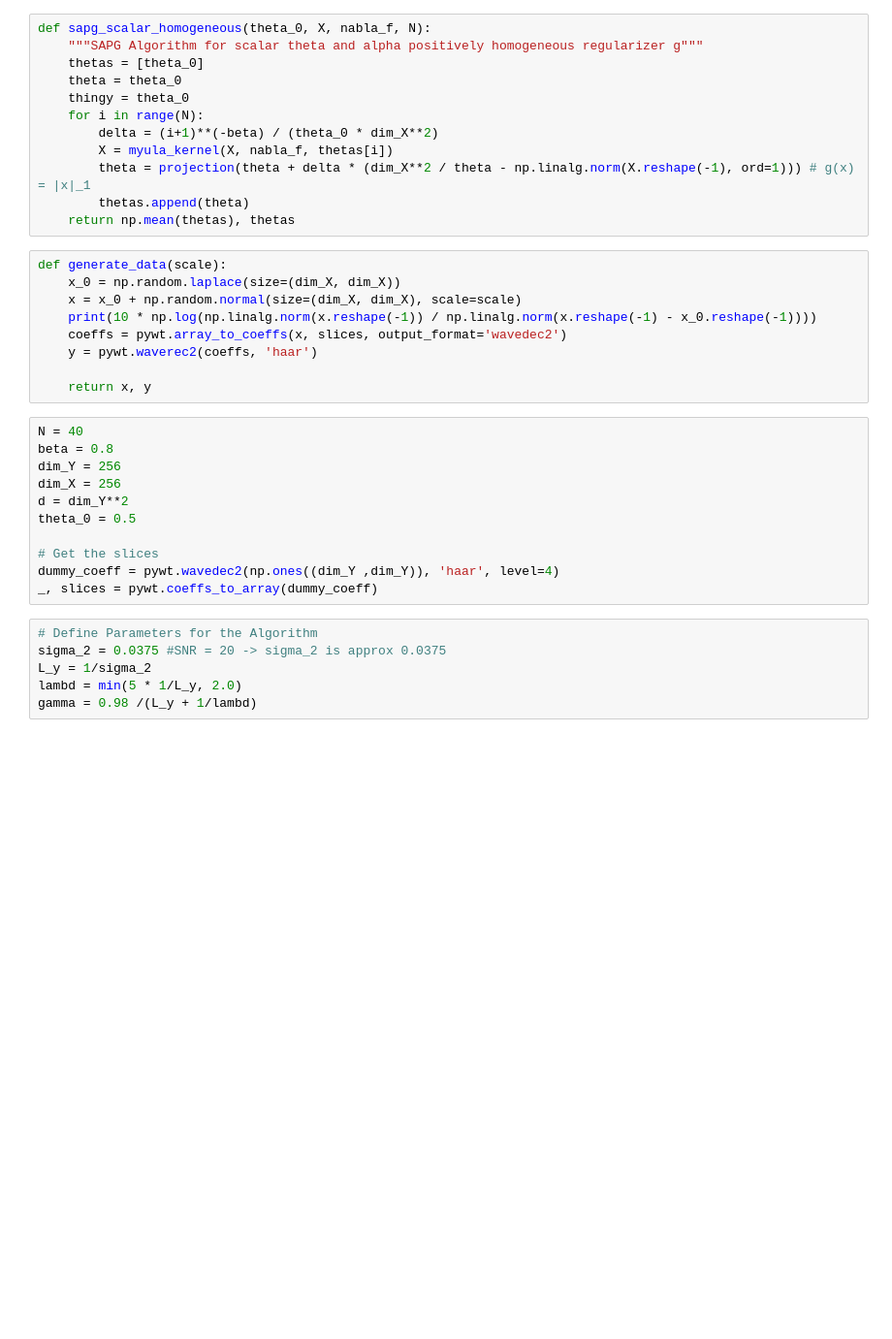
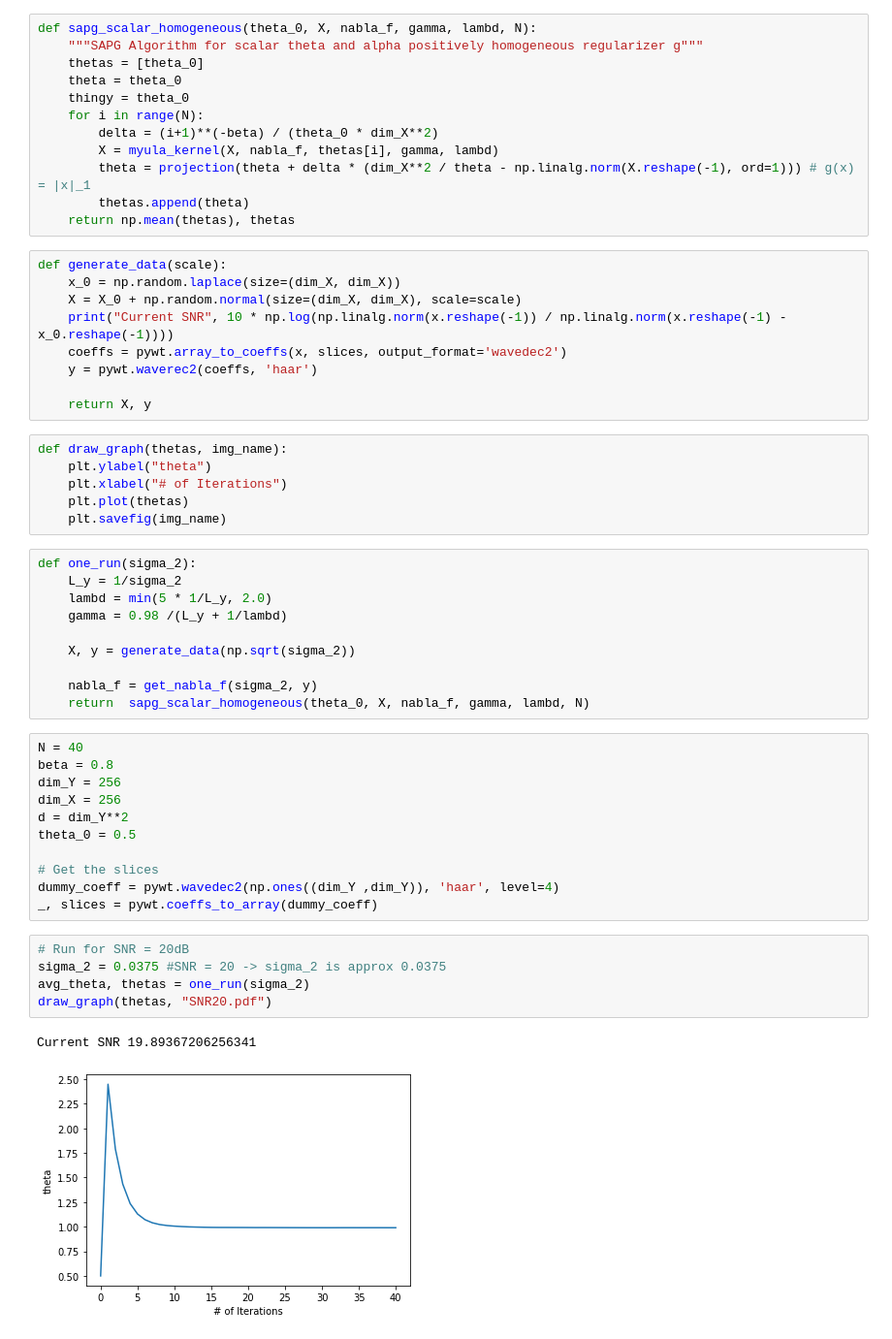
Before and after one commit to ArnaudYoh/MSTO, a Jupyter notebook: Project/experiment.ipynb, the cells around one changed output. Shown at 97% size. Saved outputs shown, nothing was run; the diff lists cells and outputs as text; blank space fills up the shorter version.

```diff
--- a/Project/experiment.ipynb
+++ b/Project/experiment.ipynb
@@ -37,26 +37,42 @@ def myula_kernel(X, nabla_f, theta):
 def projection(a):
     return 0.000001 if a < 0 else a
 # %%
-def sapg_scalar_homogeneous(theta_0, X, nabla_f, N):
+def sapg_scalar_homogeneous(theta_0, X, nabla_f, gamma, lambd, N):
     """SAPG Algorithm for scalar theta and alpha positively homogeneous regularizer g"""
     thetas = [theta_0]
     theta = theta_0
     thingy = theta_0
     for i in range(N):
         delta = (i+1)**(-beta) / (theta_0 * dim_X**2)
-        X = myula_kernel(X, nabla_f, thetas[i])
+        X = myula_kernel(X, nabla_f, thetas[i], gamma, lambd)
         theta = projection(theta + delta * (dim_X**2 / theta - np.linalg.norm(X.reshape(-1), ord=1))) # g(x) = |x|_1
         thetas.append(theta)
     return np.mean(thetas), thetas
 # %%
 def generate_data(scale):
     x_0 = np.random.laplace(size=(dim_X, dim_X))
-    x = x_0 + np.random.normal(size=(dim_X, dim_X), scale=scale)
-    print(10 * np.log(np.linalg.norm(x.reshape(-1)) / np.linalg.norm(x.reshape(-1) - x_0.reshape(-1))))
+    X = X_0 + np.random.normal(size=(dim_X, dim_X), scale=scale)
+    print("Current SNR", 10 * np.log(np.linalg.norm(x.reshape(-1)) / np.linalg.norm(x.reshape(-1) - x_0.reshape(-1))))
     coeffs = pywt.array_to_coeffs(x, slices, output_format='wavedec2')
     y = pywt.waverec2(coeffs, 'haar')
 
-    return x, y
+    return X, y
+# %%
+def draw_graph(thetas, img_name):
+    plt.ylabel("theta")
+    plt.xlabel("# of Iterations")
+    plt.plot(thetas)
+    plt.savefig(img_name)
+# %%
+def one_run(sigma_2):
+    L_y = 1/sigma_2
+    lambd = min(5 * 1/L_y, 2.0)
+    gamma = 0.98 /(L_y + 1/lambd)
+
+    X, y = generate_data(np.sqrt(sigma_2))
+
+    nabla_f = get_nabla_f(sigma_2, y)
+    return  sapg_scalar_homogeneous(theta_0, X, nabla_f, gamma, lambd, N)
 # %%
 N = 40
 beta = 0.8
@@ -69,8 +85,10 @@ theta_0 = 0.5
 dummy_coeff = pywt.wavedec2(np.ones((dim_Y ,dim_Y)), 'haar', level=4)
 _, slices = pywt.coeffs_to_array(dummy_coeff)
 # %%
-# Define Parameters for the Algorithm
+# Run for SNR = 20dB
 sigma_2 = 0.0375 #SNR = 20 -> sigma_2 is approx 0.0375
-L_y = 1/sigma_2
-lambd = min(5 * 1/L_y, 2.0)
-gamma = 0.98 /(L_y + 1/lambd)
+avg_theta, thetas = one_run(sigma_2)
+draw_graph(thetas, "SNR20.pdf")
+# %% [output]
+Current SNR 19.89367206256341
+[figure, added]
```
Also changed, not shown: parts of 12 cells of this notebook, 3 other files.
